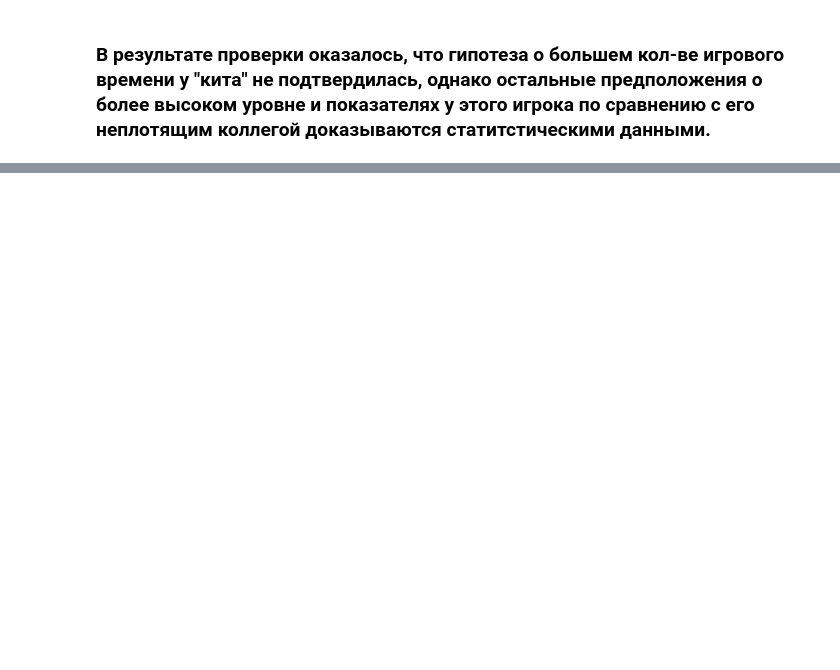
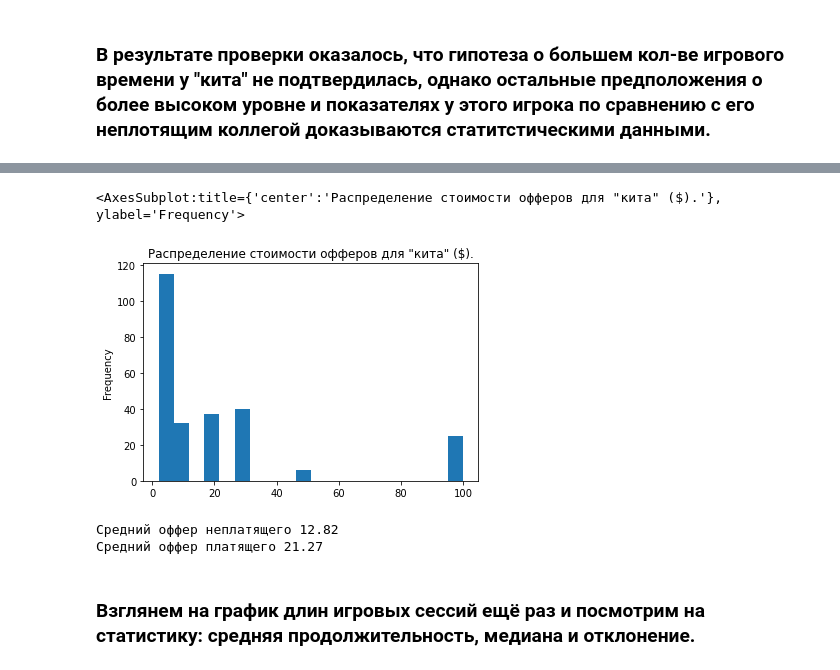
Before and after one commit to ArthurIryshkov/AIrepos, a Jupyter notebook: diploma.ipynb, the cells around one changed output, grey strips where cells are left out. Drawn from its saved outputs; the diff is of its cells as text; code cells hidden in the pictures; blank space fills up the shorter version.

```diff
--- a/diploma.ipynb
+++ b/diploma.ipynb
@@ -201,0 +228,14 @@ Name: Tag, dtype: int64
+# %%
+d = pd.to_numeric(d)
+d.plot(kind='hist', bins=20, title='Распределение стоимости офферов для "кита" ($).')
+# %% [output]
+<AxesSubplot:title={'center':'Распределение стоимости офферов для "кита" ($).'}, ylabel='Frequency'>
+[figure, added]
+# %%
+print('Средний оффер неплатящего', round(s.mean(), 2))
+print('Средний оффер платящего', round(d.mean(), 2))
+# %% [output]
+Средний оффер неплатящего 12.82
+Средний оффер платящего 21.27
+# %% [markdown]
+### Взглянем на график длин игровых сессий ещё раз и посмотрим на статистику: средняя продолжительность, медиана и отклонение.
```
Also changed, not shown: parts of 10 cells of this notebook.
